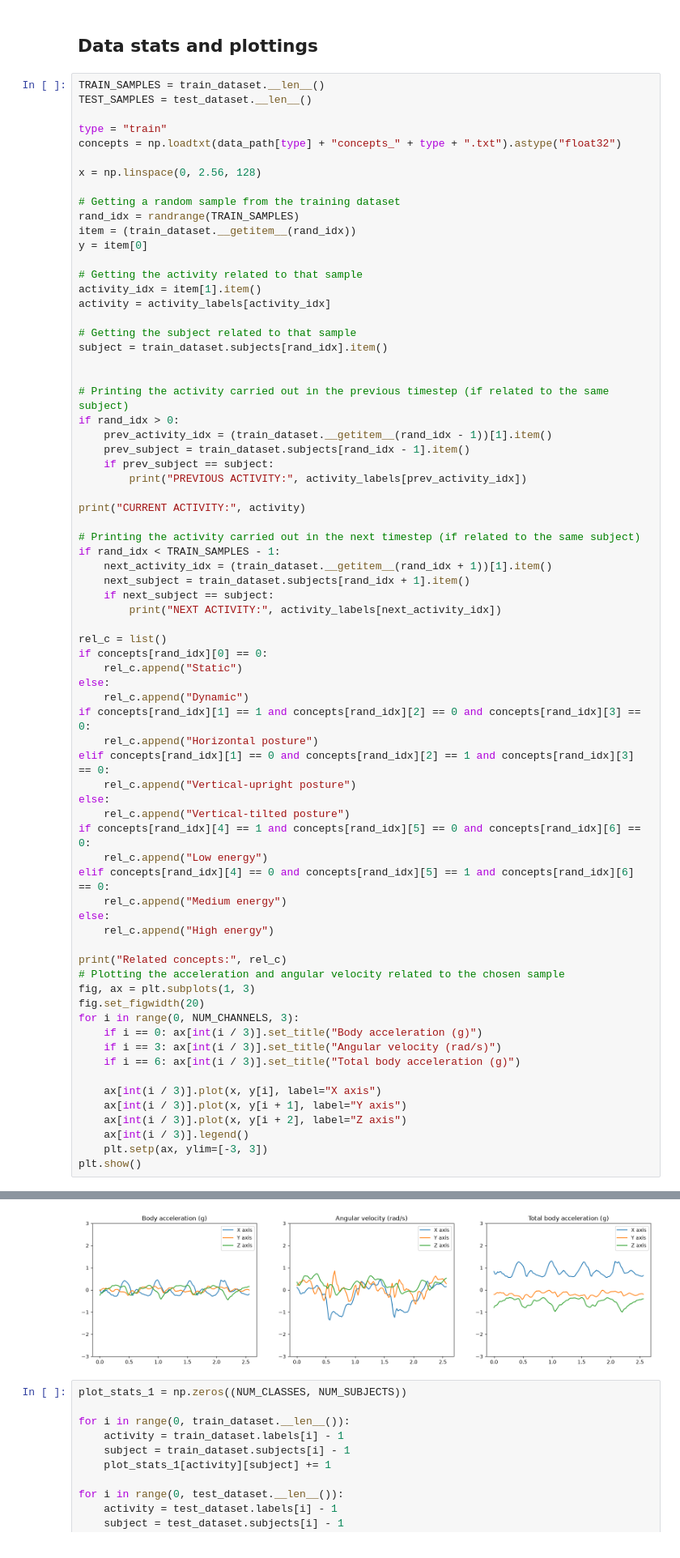
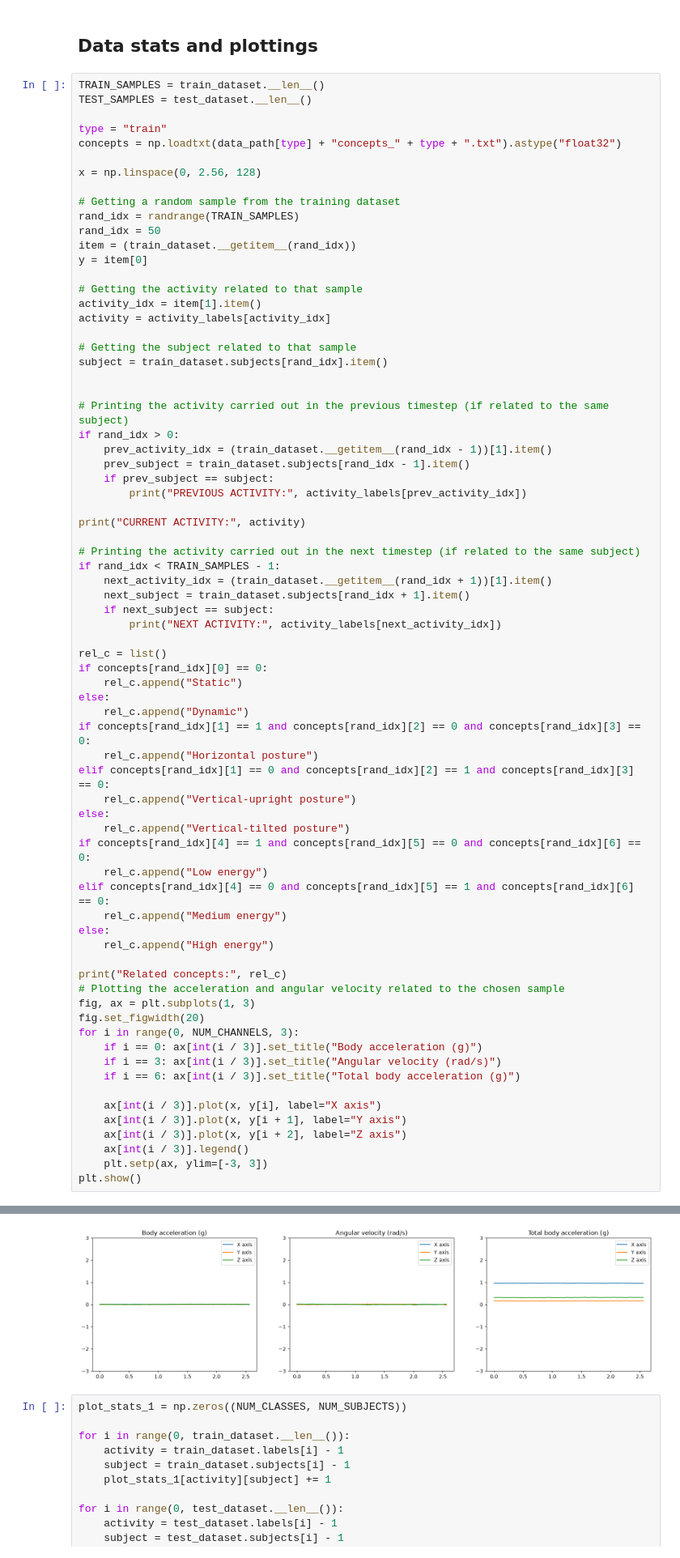
Before and after one commit to SciarraColonna/master-thesis, a Jupyter notebook: src/plots.ipynb, the cells around one changed output, grey strips where cells are left out. Shown at 81% size. Cells and saved outputs as stored; diff of their text form.

```diff
--- a/src/plots.ipynb
+++ b/src/plots.ipynb
@@ -111,6 +111,7 @@ x = np.linspace(0, 2.56, 128)
 
 # Getting a random sample from the training dataset
 rand_idx = randrange(TRAIN_SAMPLES)
+rand_idx = 50
 item = (train_dataset.__getitem__(rand_idx))
 y = item[0]
 
@@ -179,4 +180,4 @@ Related concepts: ['Dynamic', 'Vertical-upright posture', 'Medium energy']
-[figure, old version]
+[figure, new version]
 # %%
 plot_stats_1 = np.zeros((NUM_CLASSES, NUM_SUBJECTS))
 
```
Also changed, not shown: parts of 1 cell of this notebook.
